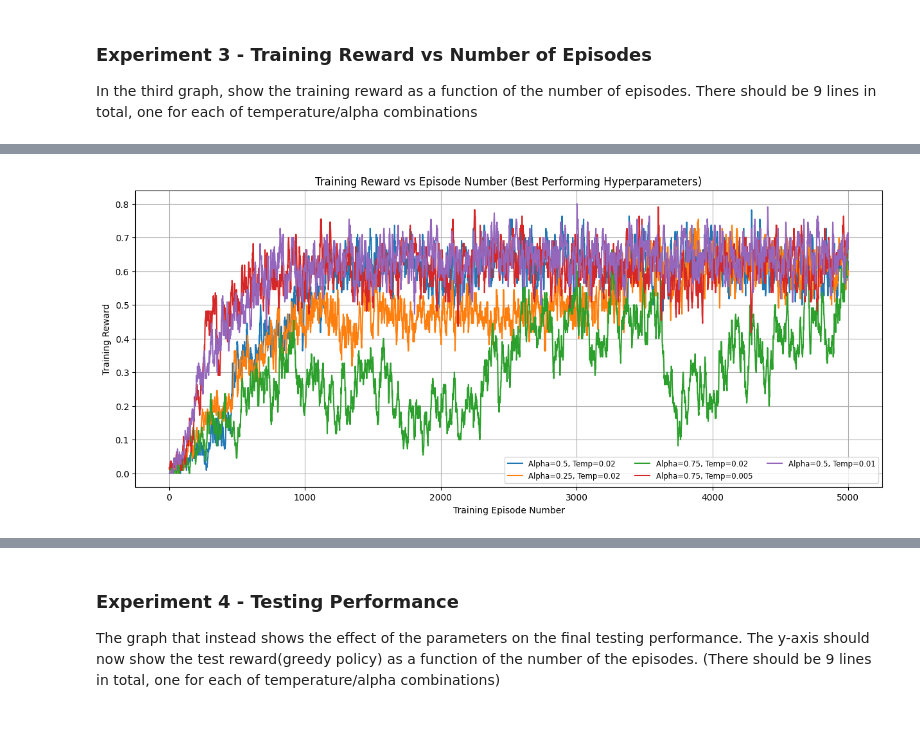
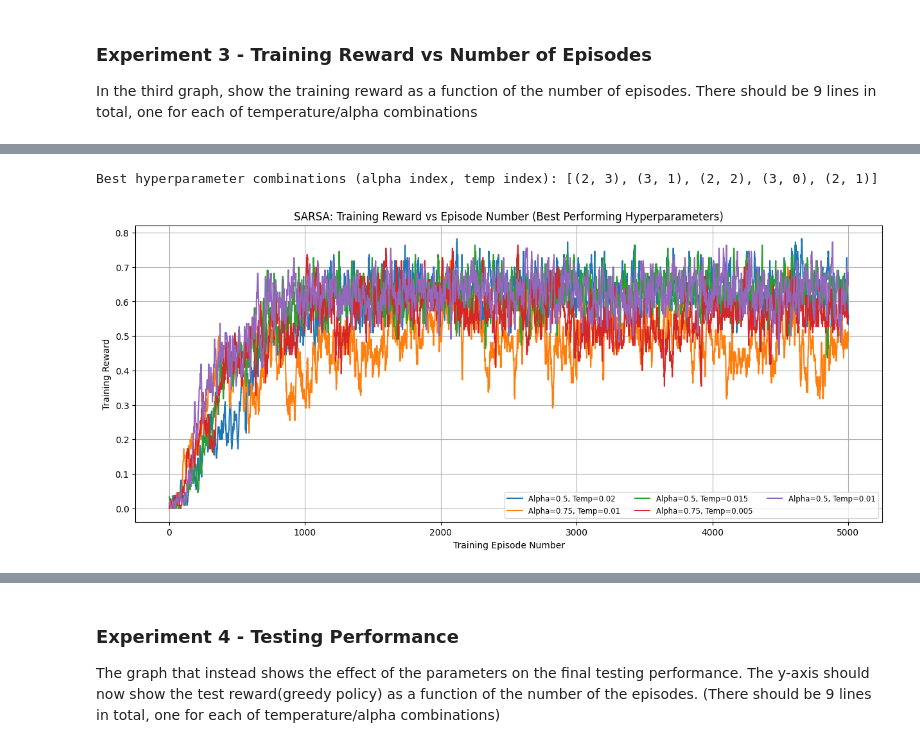
Before and after one commit to nicksmits1/COMP-579-Reinforcement-Learning, a Jupyter notebook: A2/COMP_579_Assignment2_Nicolas_Smits.ipynb, the cells around one changed output, grey strips where cells are left out. Drawn from its saved outputs; the diff is of its cells as text; code cells hidden in the pictures.

```diff
--- a/A2/COMP_579_Assignment2_Nicolas_Smits.ipynb
+++ b/A2/COMP_579_Assignment2_Nicolas_Smits.ipynb
@@ -318,20 +392,57 @@ Best hyperparameter combinations (alpha index, temp index): [(2, 3), (1, 3), (3,
+# %%
+# Filter out Expected SARSA results with poor performance
+
+# extract the top N hyperparameter combinations
+
+n_alphas = len(alphas)
+n_temps = len(temps)
+final_train_avg_exp = np.zeros((n_alphas, n_temps))
+
+# Compute final performance for each (alpha, temp) combination
+for i in range(n_alphas):
+    for j in range(n_temps):
+        trial_avgs = []
+        for t in range(trials):
+            train_series = train_results_exp[i, j, t, :]  # full training reward series for one trial
+            smoothed_series = smooth_data(train_series, k=5)  # smooth for visualization
+            last_10 = smoothed_series[-10:]  # average of the last 10 episodes
+            trial_avgs.append(np.mean(last_10))
+        final_train_avg_exp[i, j] = np.mean(trial_avgs)
+
+# Select the top N hyperparameter combinations to plot
+num_to_plot = 5
+
+# Create a list of (alpha index, temp index) pairs for all combinations
+indices = [(i, j) for i in range(n_alphas) for j in range(n_temps)]
+# Flatten the final performance matrix
+flat_perf = final_train_avg_exp.flatten()
+# Get the indices (in the flattened array) corresponding to the top-performing combinations
+best_flat_indices = np.argsort(flat_perf)[-num_to_plot:]
+# Convert these back to (i, j) pairs
+best_indices = [indices[k] for k in best_flat_indices]
+
+print("Best hyperparameter combinations (alpha index, temp index):", best_indices)
+# %% [output]
+Best hyperparameter combinations (alpha index, temp index): [(2, 3), (3, 1), (2, 2), (3, 0), (2, 1)]
 # %%
-# Experiment 3: Training Reward vs Episode Number (only for best combinations)
+# Graph 3:
+# SARSA
+# Training Reward vs Episode Number (only for best combinations)
 plt.figure(figsize=(15, 6))
 num_train_eps = train_results.shape[-1]  # total training episodes per trial
 for (i, j) in best_indices:
     # Average the training reward over the trials
     all_runs = train_results[i, j, :, :]  # shape: (trials, total_train_eps)
     mean_over_trials = np.mean(all_runs, axis=0)
     smoothed_mean = smooth_data(mean_over_trials, k=5)
     episodes = np.arange(1, num_train_eps + 1)
     label_str = f"Alpha={alphas[i]}, Temp={temps[j]}"
     plt.plot(episodes, smoothed_mean, label=label_str)
 plt.xlabel('Training Episode Number')
 plt.ylabel('Training Reward')
-plt.title('Training Reward vs Episode Number (Best Performing Hyperparameters)')
+plt.title('SARSA: Training Reward vs Episode Number (Best Performing Hyperparameters)')
 plt.legend(ncol=3, fontsize='small')
 plt.grid(True)
 plt.show()
 # %% [output]
-[figure, old version]
+[figure, new version]
```
Also changed, not shown: parts of 21 cells of this notebook, 9 other files.
